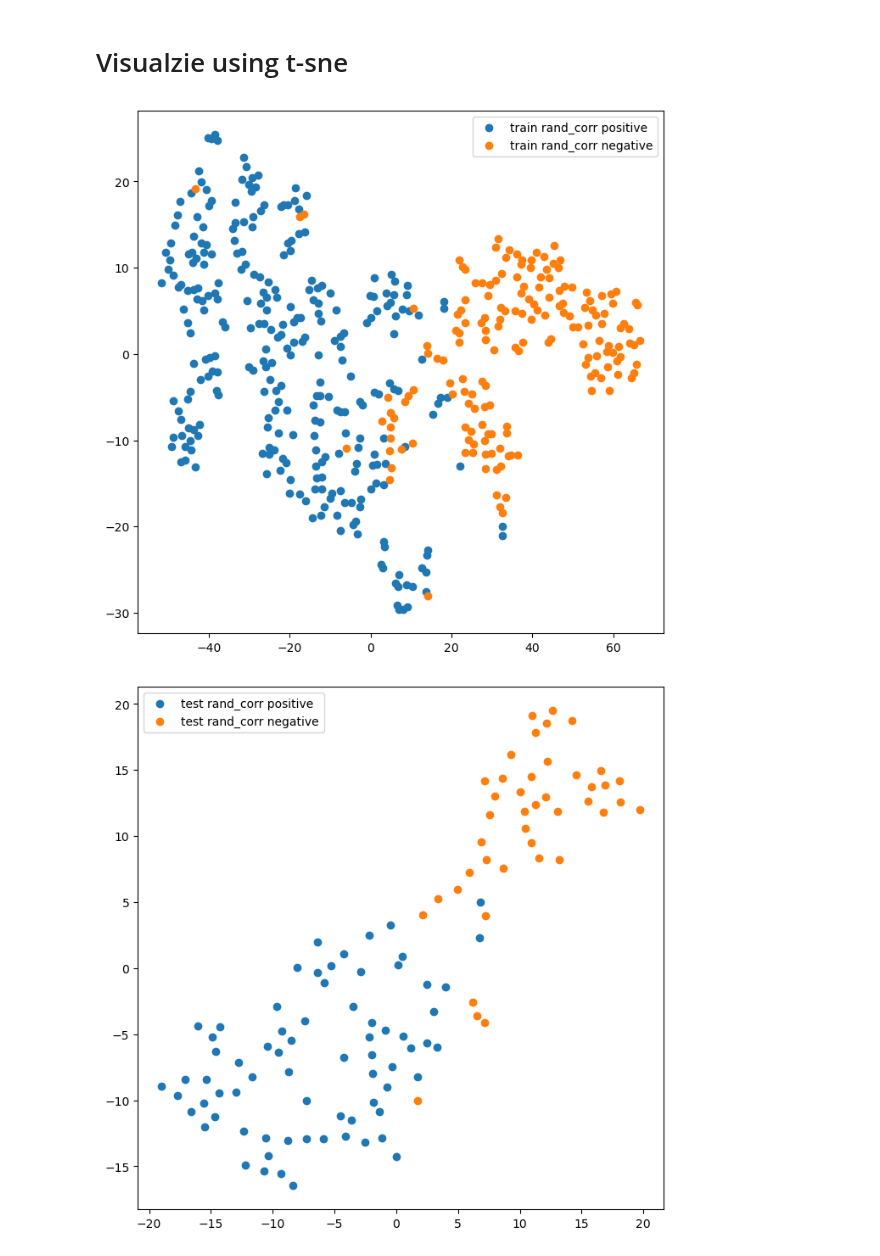
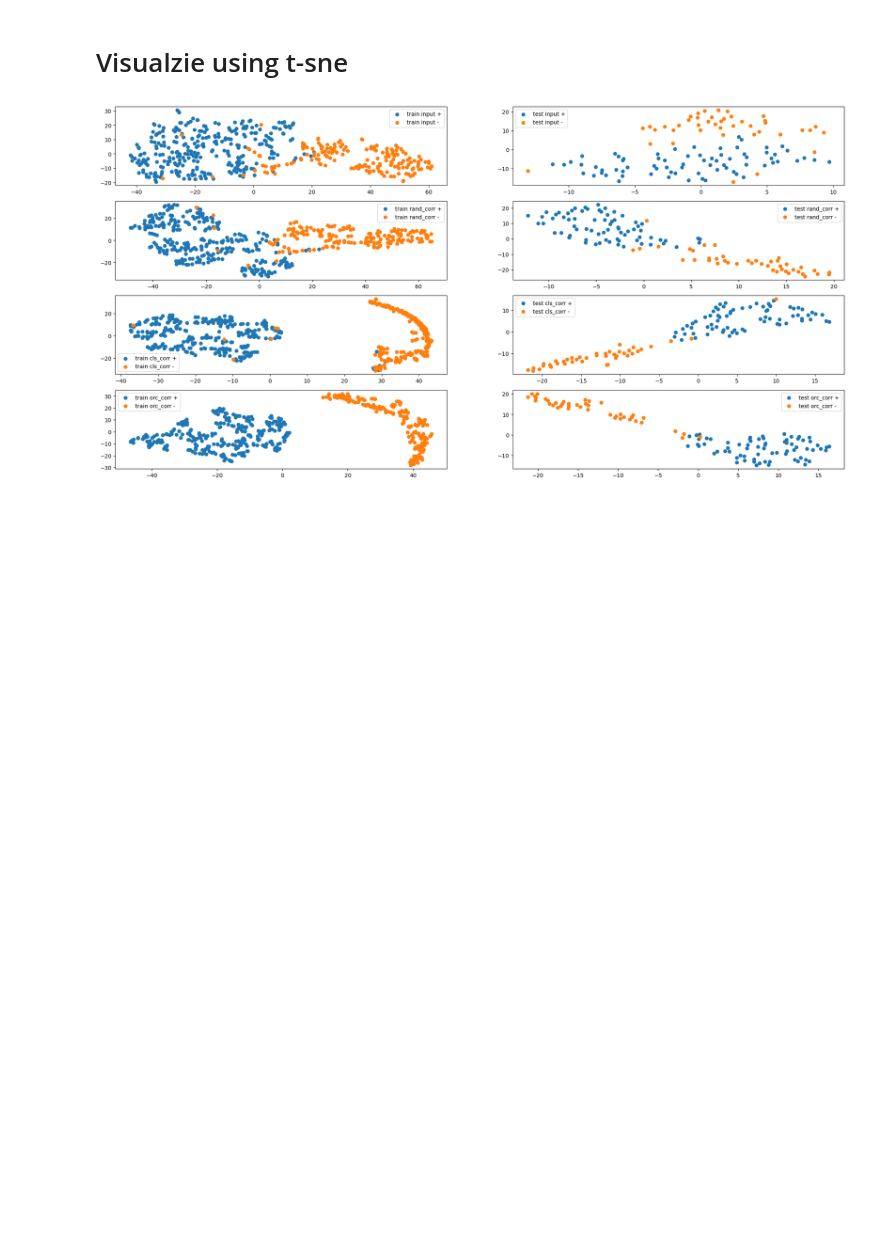
Before and after one commit to willtop/Tabular-Class-Conditioned-SSL, a Jupyter notebook: main.ipynb, the cells around one changed output. Cells and saved outputs as stored; diff of their text form; code cells hidden in the pictures; blank space fills up the shorter version.

```diff
--- a/main.ipynb
+++ b/main.ipynb
@@ -172,7 +167,7 @@ print(classification_report(test_target, test_predictions))
 
 
 # embeddings dataset: train the classifier on the embeddings
-for key in ['rand_corr', 'cls_corr']:
+for key in ['rand_corr', 'cls_corr', 'orc_corr']:
     clf.fit(train_embeddings[key][idxes_train_labeled], train_target.iloc[idxes_train_labeled])
     test_predictions = clf.predict(test_embeddings[key])
     print(f"Classification report using {key} embeddings:")
@@ -198,34 +193,36 @@ weighted avg       0.97      0.97      0.97       114
 # %% [markdown]
 # Visualzie using t-sne
 # %%
-fig, axes = plt.subplots(4,2,figsize=(8, 8))
+fig, axes = plt.subplots(4,2,figsize=(24, 12))
 
 tsne = TSNE(n_components=2, learning_rate="auto", init="pca", perplexity=15)
 # first plot the original input reduced down to 2 dimensions
 reduced = tsne.fit_transform(train_data.to_numpy())
 positive = train_target == 1
 axes[0][0].scatter(reduced[positive, 0], reduced[positive, 1], label=f"train input +")
 axes[0][0].scatter(reduced[~positive, 0], reduced[~positive, 1], label=f"train input -")
+axes[0][0].legend()
 
 reduced = tsne.fit_transform(test_data.to_numpy())
 positive = test_target == 1
 axes[0][1].scatter(reduced[positive, 0], reduced[positive, 1], label=f"test input +")
 axes[0][1].scatter(reduced[~positive, 0], reduced[~positive, 1], label=f"test input -")
+axes[0][1].legend()
 
 
 for row_id, key in enumerate(['rand_corr', 'cls_corr', 'orc_corr']):
     reduced = tsne.fit_transform(train_embeddings[key])
     positive = train_target == 1
     axes[row_id+1][0].scatter(reduced[positive, 0], reduced[positive, 1], label=f"train {key} +")
     axes[row_id+1][0].scatter(reduced[~positive, 0], reduced[~positive, 1], label=f"train {key} -")
+    axes[row_id+1][0].legend()
 
     reduced = tsne.fit_transform(test_embeddings[key])
     positive = test_target == 1
-    axes[row_id+1][0].scatter(reduced[positive, 0], reduced[positive, 1], label=f"test {key} +")
-    axes[row_id+1][0].scatter(reduced[~positive, 0], reduced[~positive, 1], label=f"test {key} -")
-
+    axes[row_id+1][1].scatter(reduced[positive, 0], reduced[positive, 1], label=f"test {key} +")
+    axes[row_id+1][1].scatter(reduced[~positive, 0], reduced[~positive, 1], label=f"test {key} -")
+    axes[row_id+1][1].legend()
 
 plt.show()
 # %% [output]
-[figure, old version]
+[figure, new version]
-[figure, removed]
```
Also changed, not shown: parts of 4 cells of this notebook.
